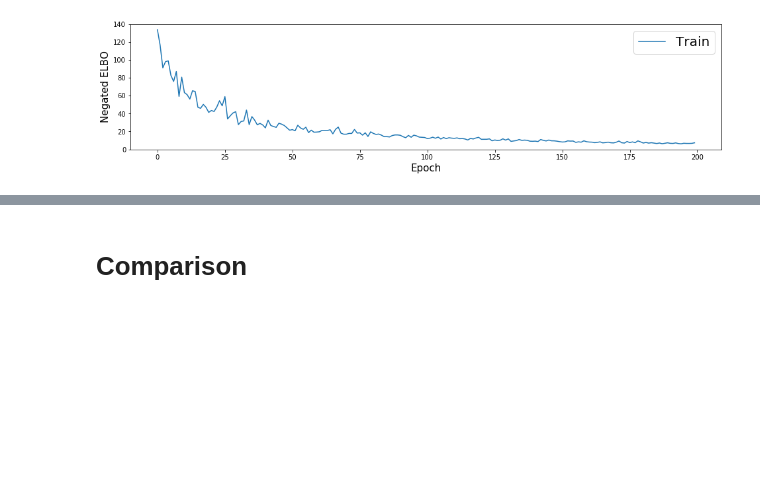
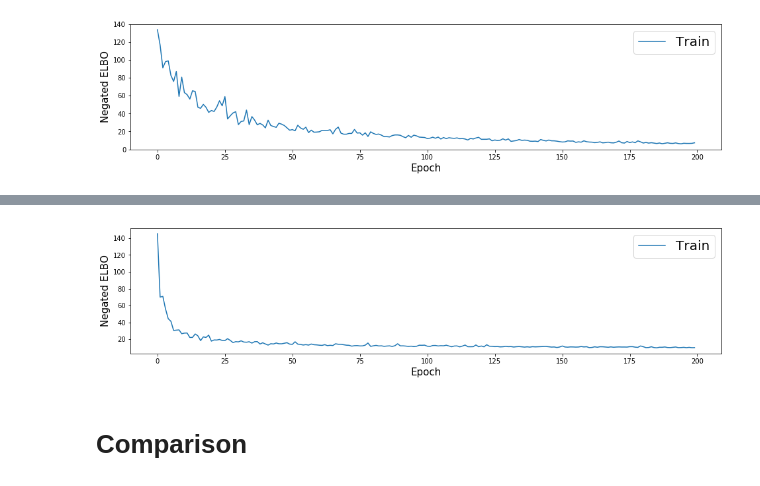
Before and after one commit to BelhalK/BayesianNeuralNets, a Jupyter notebook: MNIST/MNIST-BNN-CustomOptimizer.ipynb, the cells around one changed output, grey strips where cells are left out. Cells and saved outputs as stored; diff of their text form; code cells hidden in the pictures; blank space fills up the shorter version.

```diff
--- a/MNIST/MNIST-BNN-CustomOptimizer.ipynb
+++ b/MNIST/MNIST-BNN-CustomOptimizer.ipynb
@@ -429,3 +511,7 @@ display_draws(train_lossrms, X_batch, epoch_num)
+# %%
+display_draws(train_lossmoment, X_batch, epoch_num)
+# %% [output]
+[figure, added]
 # %% [markdown]
 # Comparison
 # %%
```
Also changed, not shown: parts of 9 cells of this notebook, 6 other files.
